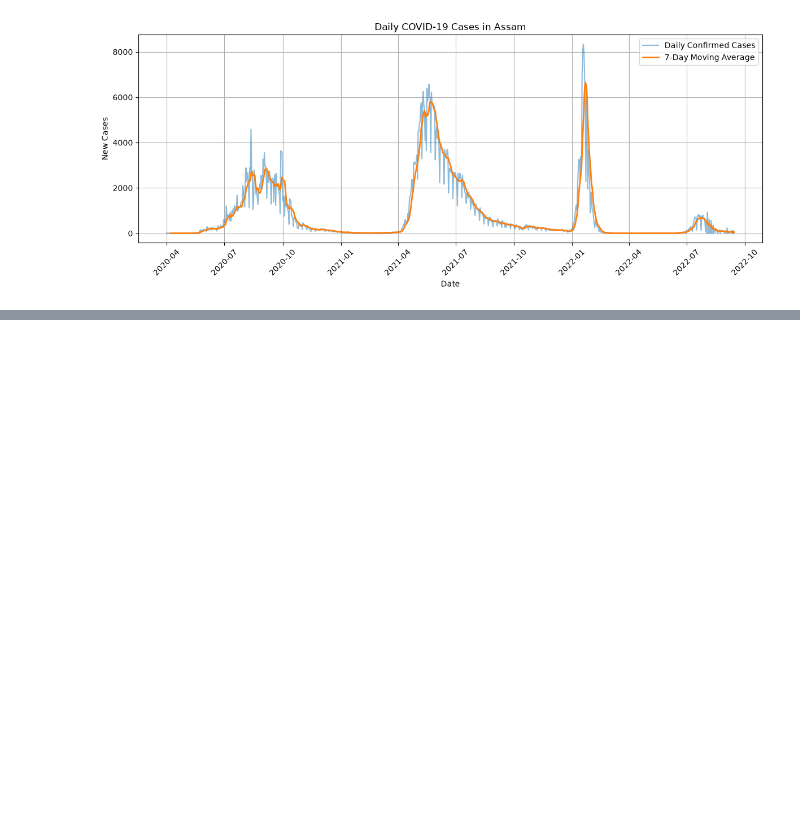
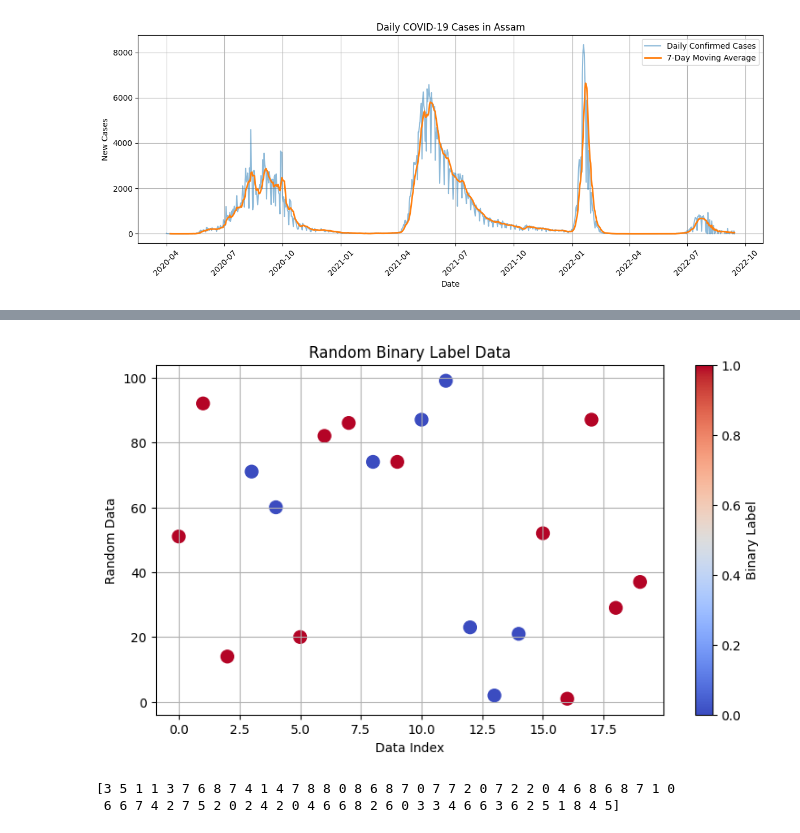
Before and after one commit to newclearbrahma72-svg/Internship, a Jupyter notebook: linear.ipynb, the cells around one changed output, grey strips where cells are left out. Saved outputs shown, nothing was run; the diff lists cells and outputs as text; code cells hidden in the pictures; blank space fills up the shorter version.

```diff
--- a/linear.ipynb
+++ b/linear.ipynb
@@ -319,3 +311,21 @@ fig.update_layout(
 fig.show()
 # %% [output]
 [interactive output not drawn]
+# %%
+import numpy as np
+import pandas as pd
+
+# Generate random data
+np.random.seed(42)
+
+data = np.random.randint(0, 100, 20)
+
+# Generate binary labels (0 and 1)
+labels = np.random.randint(0, 2, 20)
+
+df = pd.DataFrame({
+    "Data": data,
+    "Label": labels
+})
+
+print(df)
@@ -321,0 +350,29 @@ fig.show()
+# %%
+import matplotlib.pyplot as plt
+
+plt.figure(figsize=(9, 5))
+
+plt.scatter(
+    range(len(data)),
+    data,
+    c=labels,
+    cmap="coolwarm",
+    s=100
+)
+
+plt.xlabel("Data Index")
+plt.ylabel("Random Data")
+plt.title("Random Binary Label Data")
+
+plt.colorbar(label="Binary Label")
+plt.grid(True)
+plt.show()
+# %% [output]
+[figure, added]
+# %%
+binary = np.random.randint(0, 9, 70)
+
+print(binary)
+# %% [output]
+[3 5 1 1 3 7 6 8 7 4 1 4 7 8 8 0 8 6 8 7 0 7 7 2 0 7 2 2 0 4 6 8 6 8 7 1 0
+ 6 6 7 4 2 7 5 2 0 2 4 2 0 4 6 6 8 2 6 0 3 3 4 6 6 3 6 2 5 1 8 4 5]
```
Also changed, not shown: parts of 6 cells of this notebook.
